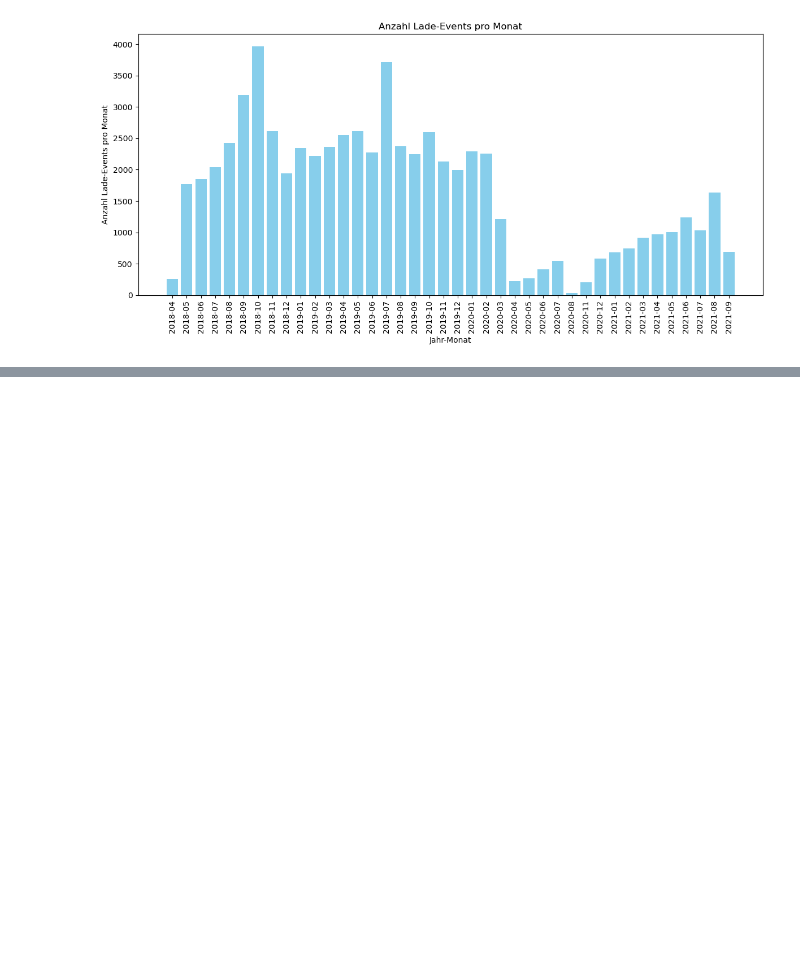
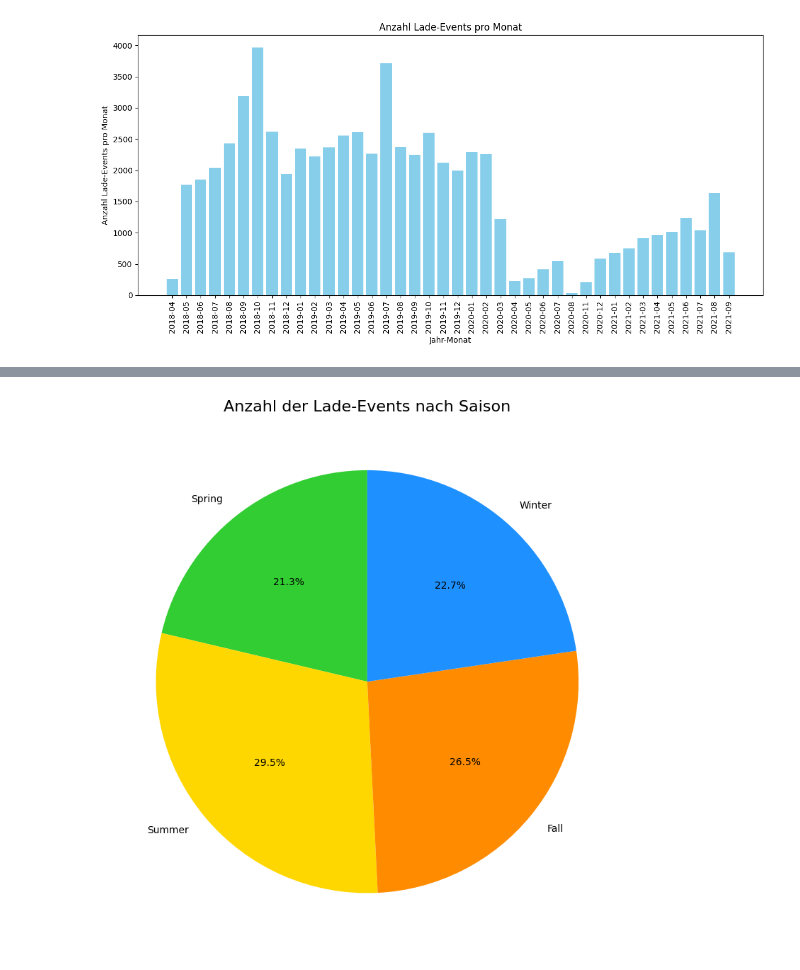
Before and after one commit to ge02/GinyuForce, a Jupyter notebook: visualization_charging_set.ipynb, the cells around one changed output, grey strips where cells are left out. Cells and saved outputs as stored; diff of their text form; code cells hidden in the pictures; blank space fills up the shorter version.

```diff
--- a/visualization_charging_set.ipynb
+++ b/visualization_charging_set.ipynb
@@ -192,0 +278,35 @@ plt.show()
+# %%
+charging_set['connectionTime_date'] = pd.to_datetime(charging_set['connectionTime_date'])
+
+# Aggregation auf Monatsbasis
+events_per_month = charging_set.groupby(charging_set['connectionTime_date'].dt.month).size().reset_index(name='count')
+events_per_month.rename(columns={'connectionTime_date': 'month'}, inplace=True)
+
+# Mapping von Monaten zu Saisons
+def map_month_to_season(month):
+    if month in [12, 1, 2]:  # Winter
+        return 'Winter'
+    elif month in [3, 4, 5]:  # Spring
+        return 'Spring'
+    elif month in [6, 7, 8]:  # Summer
+        return 'Summer'
+    elif month in [9, 10, 11]:  # Fall
+        return 'Fall'
+
+# Hinzufügen einer "season"-Spalte
+events_per_month['season'] = events_per_month['month'].apply(map_month_to_season)
+
+# Aggregation der Events auf Basis der Saison
+events_per_season = events_per_month.groupby('season')['count'].sum().reindex(['Spring', 'Summer', 'Fall', 'Winter'])
+
+# Pie Chart erstellen
+plt.figure(figsize=(8, 8))
+events_per_season.plot(kind='pie', autopct='%1.1f%%', startangle=90, colors=['#32CD32', '#FFD700', '#FF8C00', '#1E90FF'])
+plt.title('Anzahl der Lade-Events nach Saison', fontsize=16)
+plt.ylabel('')  # Entfernt die Standard-Y-Achsentitel
+plt.tight_layout()
+
+# Diagramm anzeigen
+plt.show()
+# %% [output]
+[figure, added]
```
Also changed, not shown: parts of 5 cells of this notebook.
